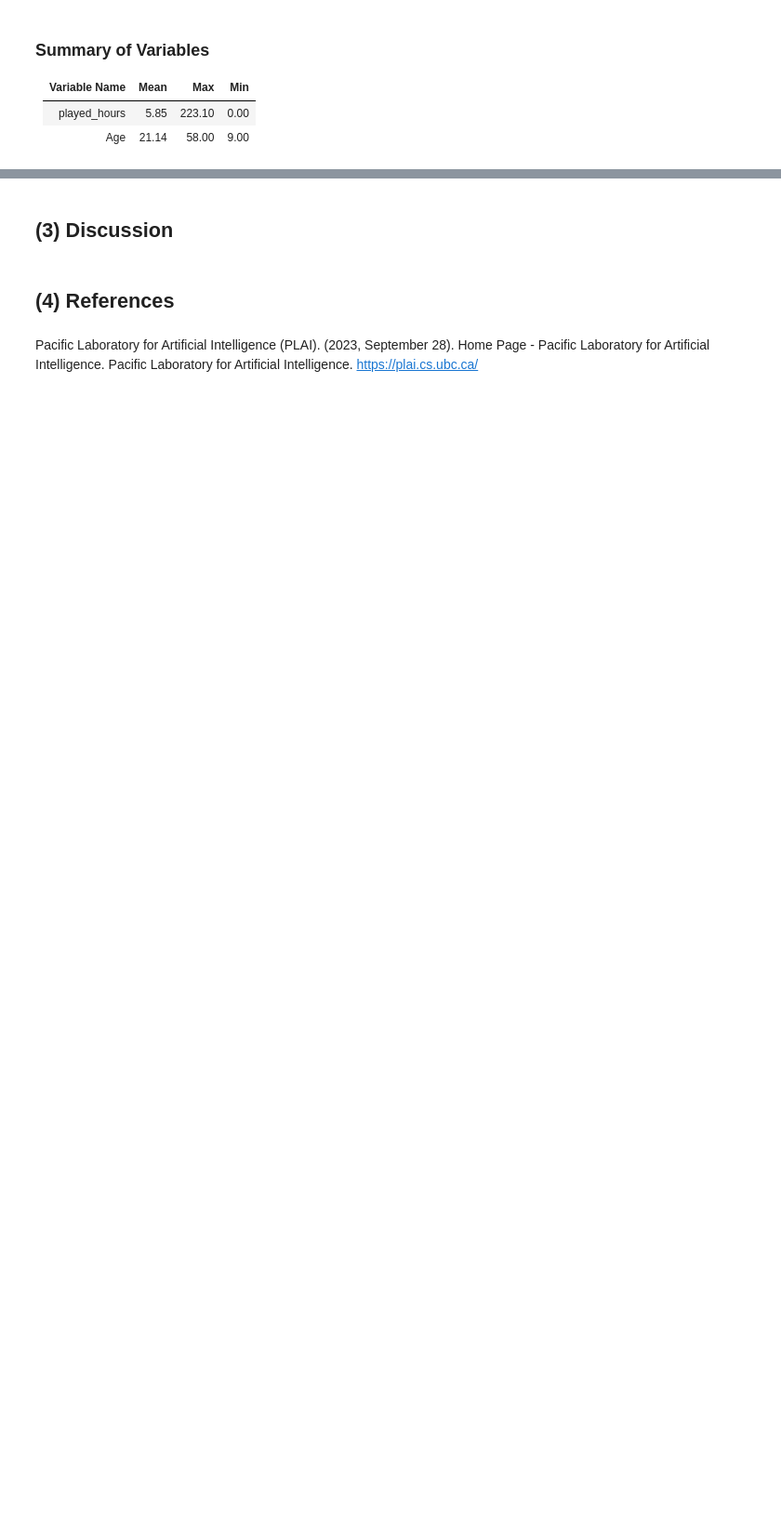
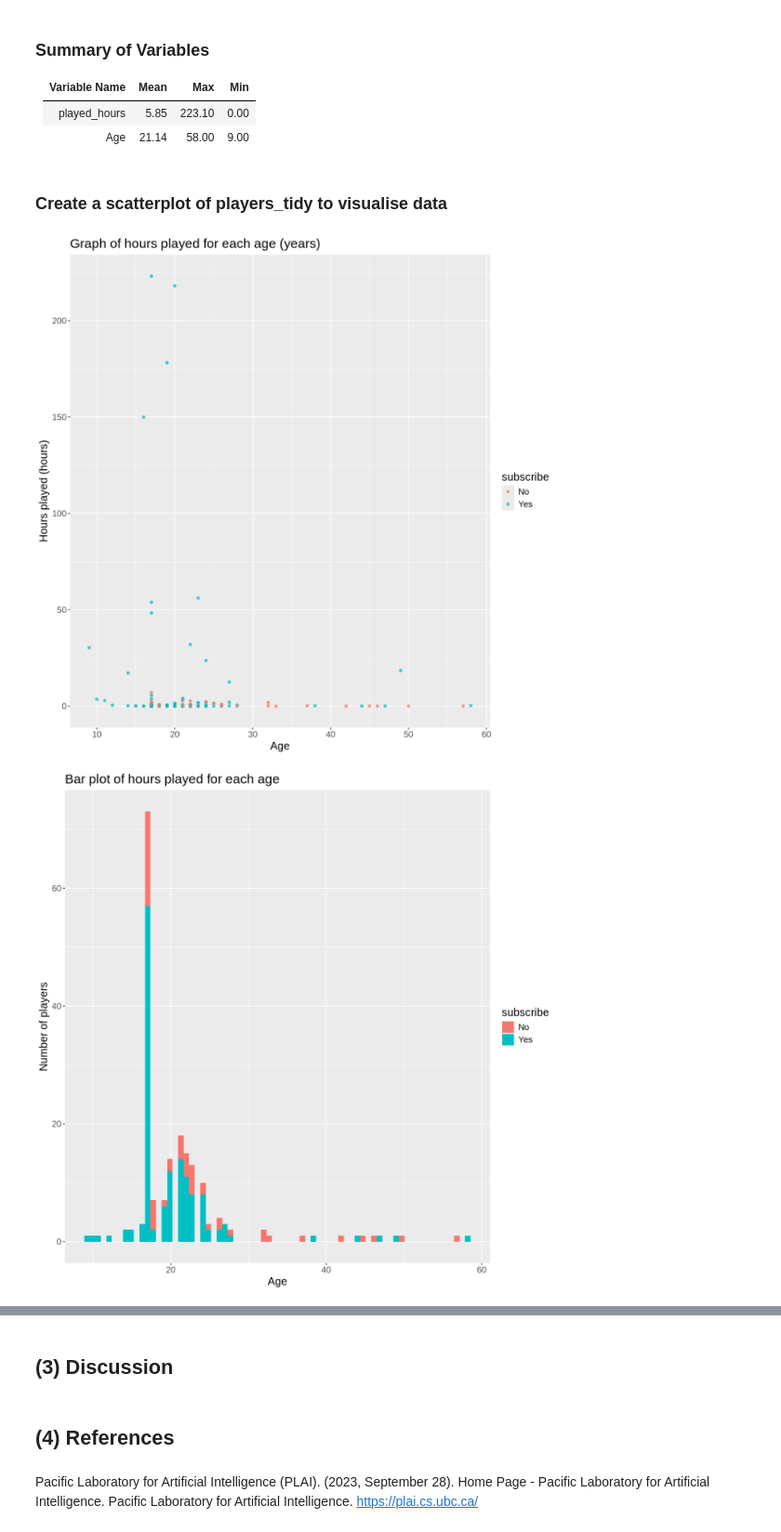
Before and after one commit to jvpmyn3/dsci_group_project, a Jupyter notebook: project.ipynb, the cells around one changed output, grey strips where cells are left out. Shown at 93% size. Saved outputs shown, nothing was run; the diff lists cells and outputs as text; code cells hidden in the pictures; blank space fills up the shorter version.

Commit message:
Added cross-validation + plots

```diff
--- a/project.ipynb
+++ b/project.ipynb
@@ -99,4 +117,6 @@ A spec_tbl_df: 1535 × 5
 # select variables that will be used and filter out rows that have missing values
 players_tidy <- players |>
   select(subscribe, played_hours, Age) |>
-  filter(!is.na(Age))
+  filter(!is.na(Age)) |>
+  mutate(subscribe = factor(subscribe, levels = c(FALSE, TRUE), labels = c("No", "Yes")))
+players_tidy
@@ -106,3 +137,37 @@ players_tidy <- players |>
 | - | - | - | - |
 | played_hours | 5.85 | 223.10 | 0.00 |
 | Age | 21.14 | 58.00 | 9.00 |
+# %% [markdown]
+### Create a scatterplot of players_tidy to visualise data
+# %%
+options(repr.plot.width = 10, repr.plot.height = 10)
+subscribe_bar_1 <- players_tidy |>
+ggplot(aes(x = Age, fill = subscribe)) +
+geom_histogram(bins=70) +
+labs(x="Age",
+y = "Number of players",
+title="Bar plot of hours played for each age") +
+theme(text = element_text(size=15))
+
+subscribe_bar_2 <- players_tidy |>
+ggplot(aes(x = played_hours, fill = subscribe)) +
+geom_histogram(bins=70) +
+labs(x="Hours played",
+y = "Number of players",
+title="Bar plot of hours played for each age") +
+theme(text = element_text(size=15))
+
+subscribe_plot <- players_tidy |>
+ggplot(aes(x = Age, y = played_hours, colour = subscribe)) +
+geom_point(alpha = 0.7) +
+labs(x="Age",
+y = "Hours played (hours)",
+title="Graph of hours played for each age (years)") +
+theme(text = element_text(size=15))
+
+subscribe_plot
+subscribe_bar_1
+subscribe_bar_2
+# %% [output]
+[figure, added]
+[figure, added]
```
Also changed, not shown: parts of 5 cells of this notebook.
